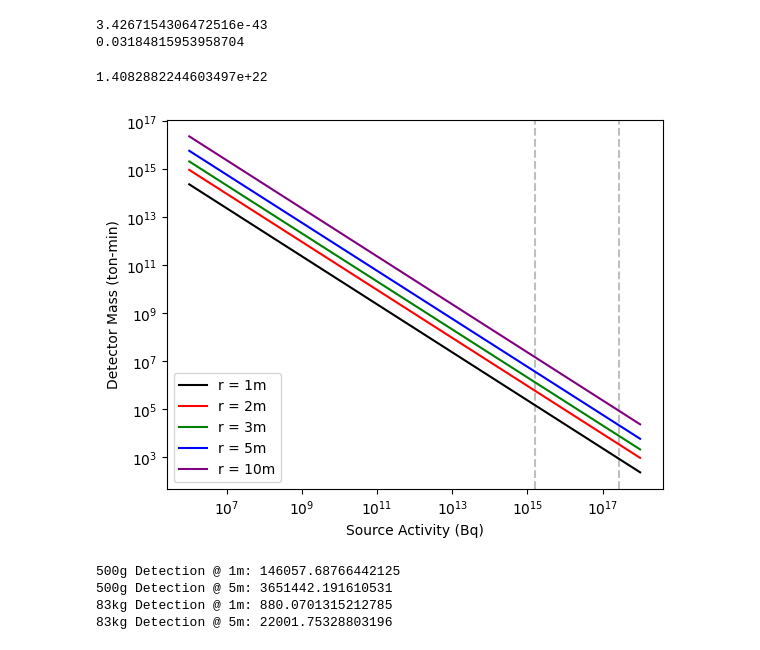
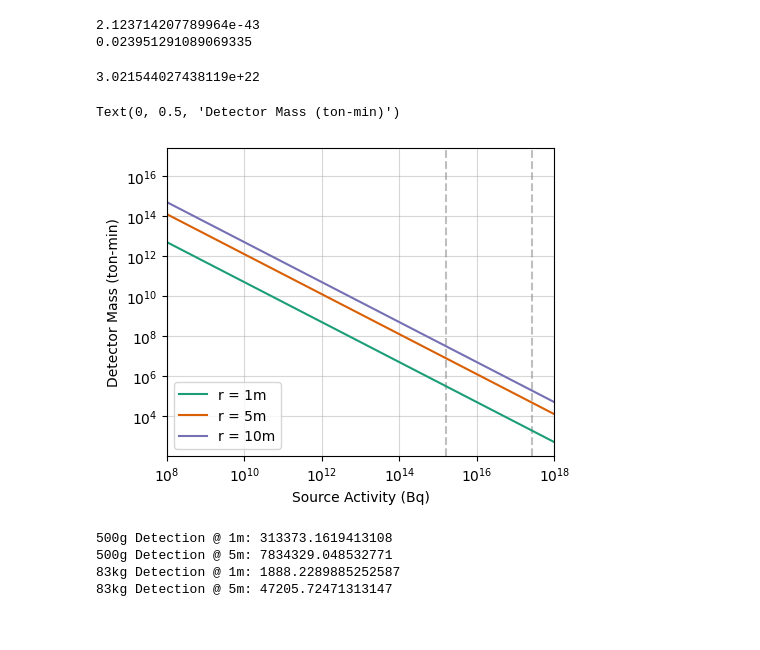
Before and after one commit to shortlab/2024-bnryan-radiological-material-trafficking, a Jupyter notebook: Material Trafficking/Cs-137 Exp Work/Cs-137_Results.ipynb, the cells around one changed output. Cells and saved outputs as stored; diff of their text form; code cells hidden in the pictures.

```diff
--- a/Material Trafficking/Cs-137 Exp Work/Cs-137_Results.ipynb
+++ b/Material Trafficking/Cs-137 Exp Work/Cs-137_Results.ipynb
@@ -49,7 +49,7 @@ mu = 3.10
 avg = []
 weights = []
 prob = 0
-for e in energies[664:]:
+for e in energies[793:]:
     avg.append(xs_i(e)*counts_i(e))
     weights.append(counts_i(e))
     prob += counts_i(e)
@@ -58,14 +58,14 @@ avg_xs = sum(avg)/sum(weights)
 print(avg_xs)
 print(prob)
 # %% [output]
-3.4267154306472516e-43
-0.03184815953958704
+2.123714207789964e-43
+0.023951291089069335
 # %%
 # Combining Knowns
 constant_term = (4*math.pi*mu*A)/(avg_xs*10**(-4)*N_A*1000000*0.5*prob)  # Remove source_flux from denom
 print(constant_term)
 # %% [output]
-1.4082882244603497e+22
+3.021544027438119e+22
 # %%
 ### Final Calculations
 # %%
@@ -101,22 +101,27 @@ M_s_new = []
 for m in M_s :
     M_s_new.append(m*10**6)
 # %%
+plt.figure(figsize=(5,4))
+plt.xlim(10**8, 10**18)
+
 plt.axvline(x=1.607*10**15, color='grey', ls='dashed', alpha=0.5)
 plt.axvline(x=2.667*10**17, color='grey', ls='dashed', alpha=0.5)
-plt.plot(M_s_new, M_dec_r1, color='black', label='r = 1m')
-plt.plot(M_s_new, M_dec_r2, color='red', label='r = 2m')
-plt.plot(M_s_new, M_dec_r3, color='green', label='r = 3m')
-plt.plot(M_s_new, M_dec_r4, color='blue', label='r = 5m')
-plt.plot(M_s_new, M_dec_r5, color='purple', label='r = 10m')
+plt.plot(M_s_new, M_dec_r1, color='#1b9e77', label='r = 1m')
+#plt.plot(M_s_new, M_dec_r2, color='red', label='r = 2m')
+#plt.plot(M_s_new, M_dec_r3, color='#d95f02', label='r = 3m')
+plt.plot(M_s_new, M_dec_r4, color='#d95f02', label='r = 5m')
+plt.plot(M_s_new, M_dec_r5, color='#7570b3', label='r = 10m')
+plt.grid(which='both', alpha=0.5)
 
 plt.legend()
 plt.xlabel('Source Activity (Bq)')
 plt.yscale('log')
 plt.xscale('log')
 plt.ylabel('Detector Mass (ton-min)')
-plt.savefig('Cs-137_exp_results.png')
+#plt.savefig('Cs-137_exp_results.pdf')
 # %% [output]
+Text(0, 0.5, 'Detector Mass (ton-min)')
-[figure, old version]
+[figure, new version]
 # %%
 # Use as calculator
 md = constant_term * 1**2 * 1000000/(1.607*10**15*60*1000000)
@@ -129,7 +134,7 @@ print("83kg Detection @ 1m: " + str(md_2))
 md_2 = constant_term * 5**2 * 1000000/(2.667*10**17*60*1000000)
 print("83kg Detection @ 5m: " + str(md_2))
 # %% [output]
-500g Detection @ 1m: 146057.68766442125
-500g Detection @ 5m: 3651442.191610531
-83kg Detection @ 1m: 880.0701315212785
-83kg Detection @ 5m: 22001.75328803196
+500g Detection @ 1m: 313373.1619413108
+500g Detection @ 5m: 7834329.048532771
+83kg Detection @ 1m: 1888.2289885252587
+83kg Detection @ 5m: 47205.72471313147
```
Also changed, not shown: 40 other files.
